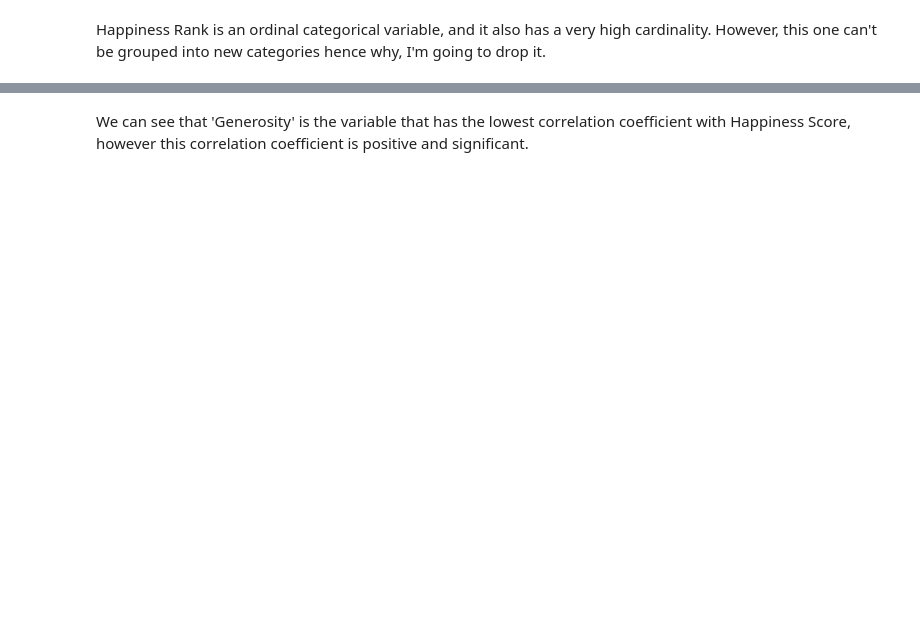
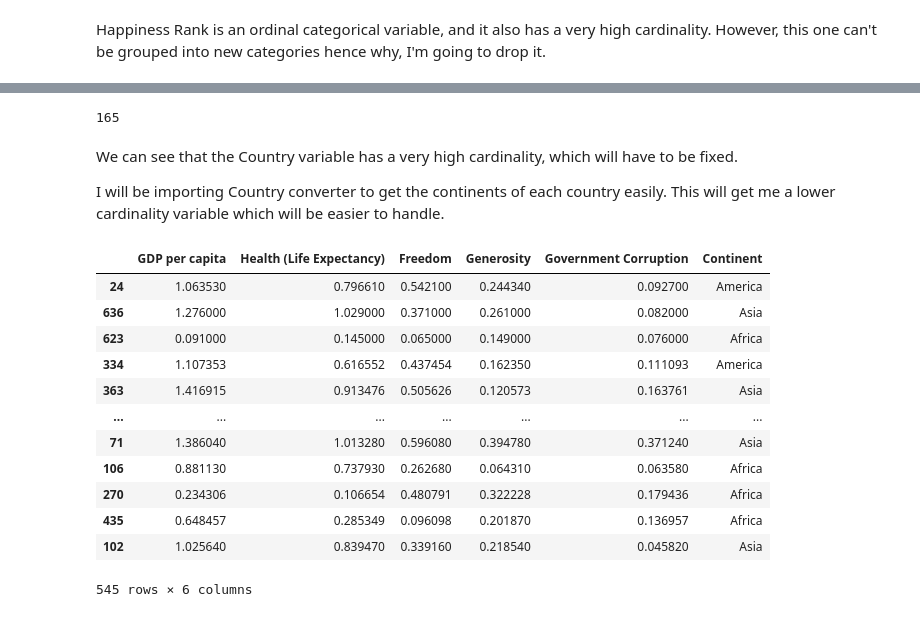
Before and after one commit to YOANGELICA/ML_data_streaming_challenge, a Jupyter notebook: model_train.ipynb, the cells around one changed output, grey strips where cells are left out. Drawn from its saved outputs; the diff is of its cells as text; code cells hidden in the pictures; blank space fills up the shorter version.

```diff
--- a/model_train.ipynb
+++ b/model_train.ipynb
@@ -313,2 +267,8 @@ corr_df.corr()
-# %% [markdown]
-We can see that 'Generosity' is the variable that has the lowest correlation coefficient with Happiness Score, however this  correlation coefficient is positive and significant.
+# %%
+X_train['Country'].nunique()
+# %% [output]
+165
+# %% [markdown]
+We can see that the Country variable has a very high cardinality, which will have to be fixed.
+
+I will be importing Country converter to get the continents of each country easily. This will get me a lower cardinality variable which will be easier to handle.
@@ -314,0 +277,16 @@ We can see that 'Generosity' is the variable that has the lowest correlation coe
+# %%
+del_cols(X_train)
+# %% [output]
+|  | GDP per capita | Health (Life Expectancy) | Freedom | Generosity | Government Corruption | Continent |
+| 24 | 1.063530 | 0.796610 | 0.542100 | 0.244340 | 0.092700 | America |
+| 636 | 1.276000 | 1.029000 | 0.371000 | 0.261000 | 0.082000 | Asia |
+| 623 | 0.091000 | 0.145000 | 0.065000 | 0.149000 | 0.076000 | Africa |
+| 334 | 1.107353 | 0.616552 | 0.437454 | 0.162350 | 0.111093 | America |
+| 363 | 1.416915 | 0.913476 | 0.505626 | 0.120573 | 0.163761 | Asia |
+| ... | ... | ... | ... | ... | ... | ... |
+| 71 | 1.386040 | 1.013280 | 0.596080 | 0.394780 | 0.371240 | Asia |
+| 106 | 0.881130 | 0.737930 | 0.262680 | 0.064310 | 0.063580 | Africa |
+| 270 | 0.234306 | 0.106654 | 0.480791 | 0.322228 | 0.179436 | Africa |
+| 435 | 0.648457 | 0.285349 | 0.096098 | 0.201870 | 0.136957 | Africa |
+| 102 | 1.025640 | 0.839470 | 0.339160 | 0.218540 | 0.045820 | Asia |
+545 rows × 6 columns
```
Also changed, not shown: parts of 49 cells of this notebook, 6 other files.
